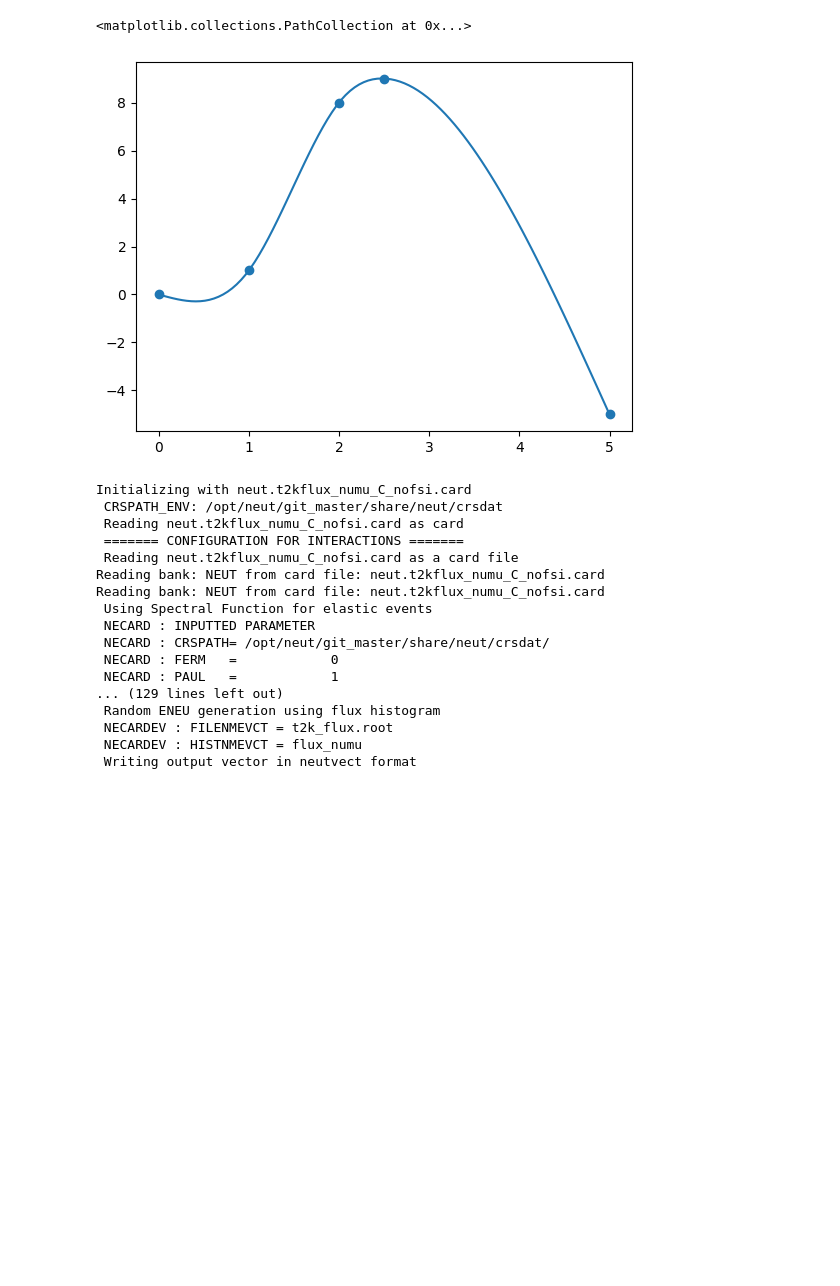
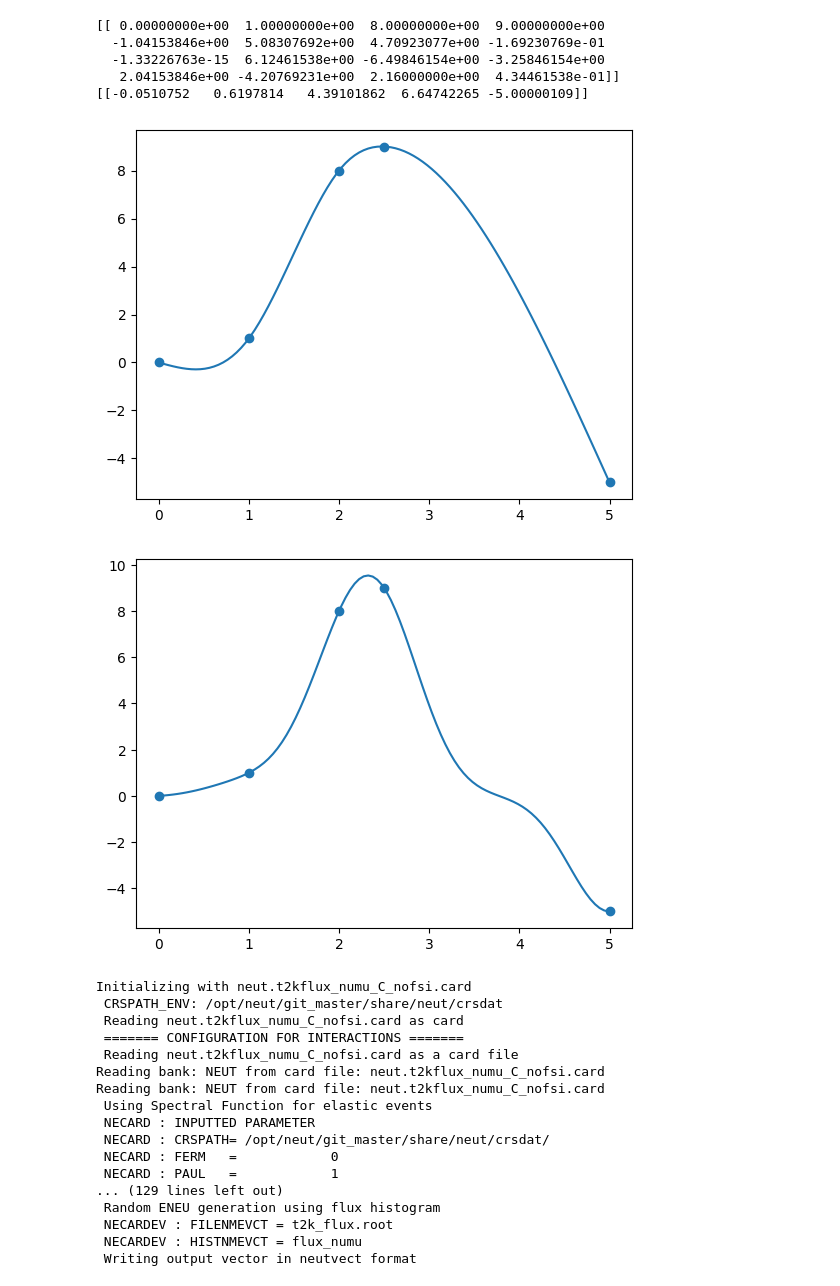
Before and after one commit to NUISANCEMC/nuisance3, a Jupyter notebook: notebooks/response.ipynb, the cells around one changed output. Saved outputs shown, nothing was run; the diff lists cells and outputs as text; code cells hidden in the pictures; blank space fills up the shorter version.

Commit message:
Adds Gaussian RBF Ndim response function

```diff
--- a/notebooks/response.ipynb
+++ b/notebooks/response.ipynb
@@ -16,5 +17,15 @@ x = np.array([0,1,2,5.0/2.0,5])
 y = np.array([[0,1,8,9,-5]])
 sp = pn.response.NaturalCubicFrameSpline()
 sp.build(x,y)
+
+rbf = pn.response.GaussRBFInterpol()
+rbf.build(x,y)
 # %%
 print(sp.coeffs)
+print(rbf.coeffs)
+# %% [output]
+[[ 0.00000000e+00  1.00000000e+00  8.00000000e+00  9.00000000e+00
+  -1.04153846e+00  5.08307692e+00  4.70923077e+00 -1.69230769e-01
+  -1.33226763e-15  6.12461538e+00 -6.49846154e+00 -3.25846154e+00
+   2.04153846e+00 -4.20769231e+00  2.16000000e+00  4.34461538e-01]]
+[[-0.0510752   0.6197814   4.39101862  6.64742265 -5.00000109]]
@@ -26,11 +32,26 @@ for x in xi:
 # %%
 import matplotlib.pyplot as plt
 
+xi = np.linspace(0.01,4.99,100)
+yi = []
+for x in xi:
+    yi.append(sp.eval(x))
+
 plt.plot(xi,yi)
 plt.scatter([0,1,2,5.0/2.0,5],[0,1,8,9,-5])
+plt.show()
+
+xi = np.linspace(0.01,4.99,100)
+yi = []
+for x in xi:
+    yi.append(rbf.eval([x,]))
+
+plt.plot(xi,yi)
+plt.scatter([0,1,2,5.0/2.0,5],[0,1,8,9,-5])
+plt.show()
 # %% [output]
-<matplotlib.collections.PathCollection at 0x...>
 [figure]
+[figure, added]
 # %%
 evs = pn.EventSource("neutvect.t2kflux_numu_C_nofsi.root")
 if not evs:
```
Also changed, not shown: parts of 16 cells of this notebook, 3 other files.
